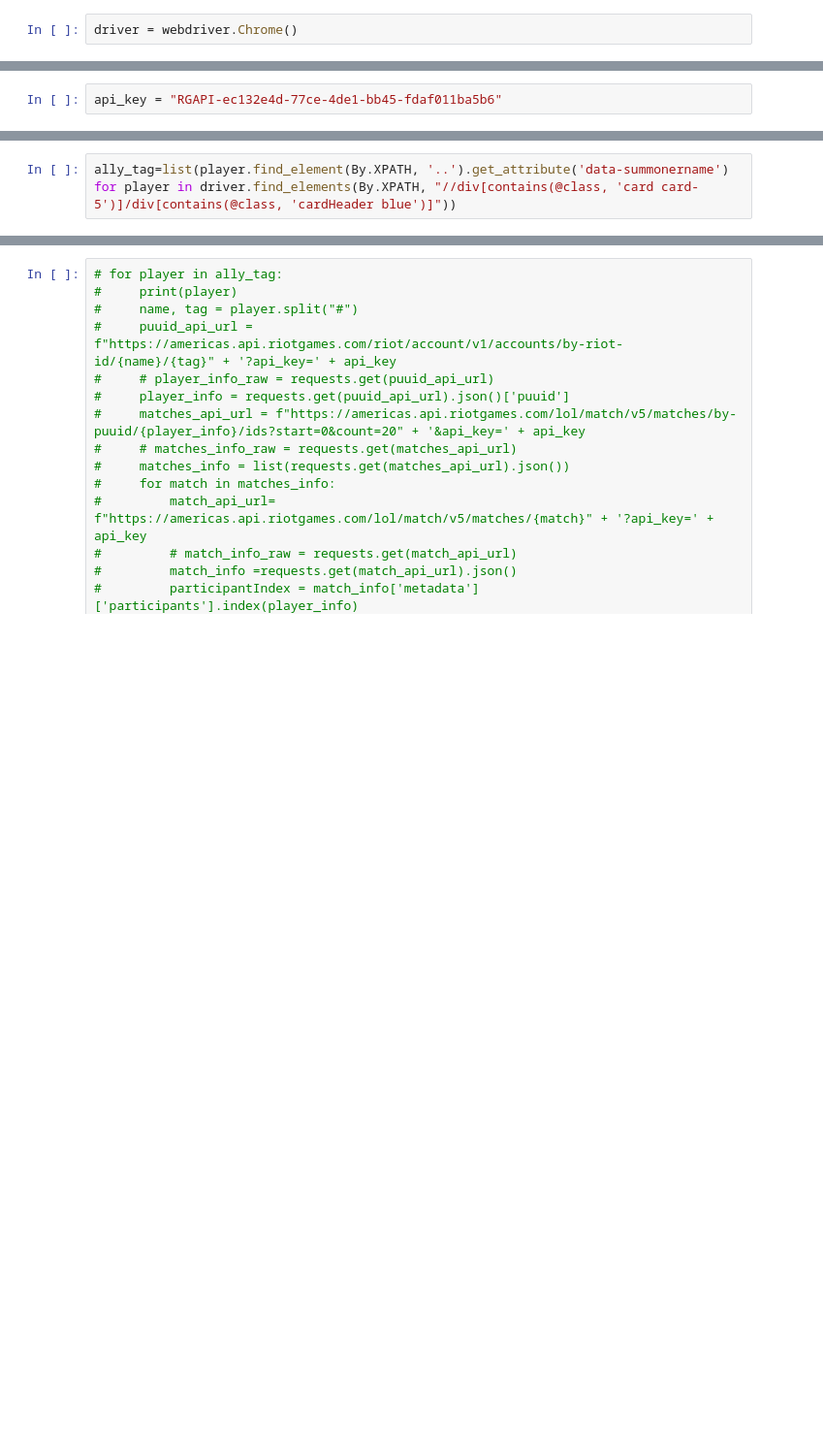
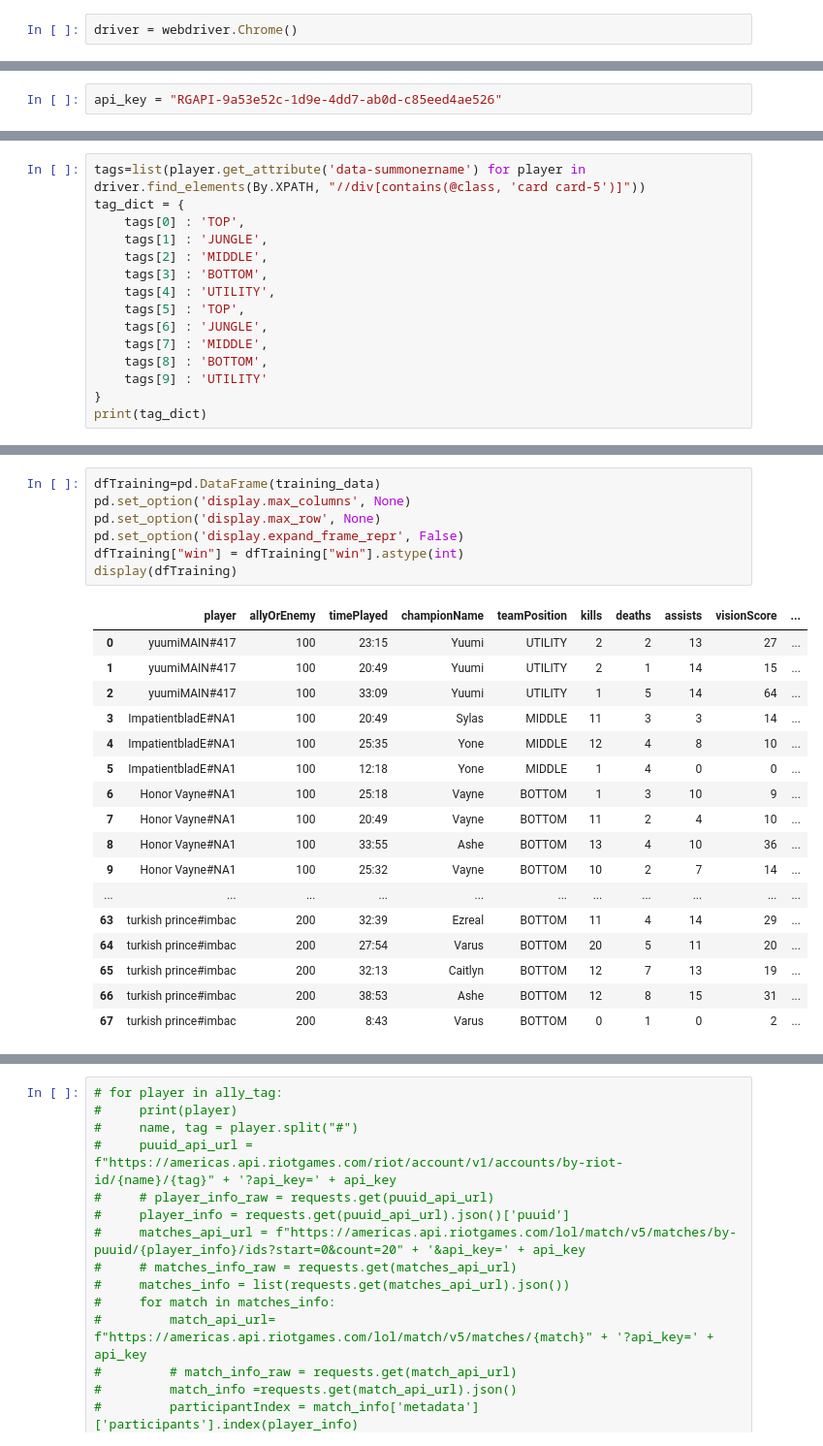
Before and after one commit to JoshuaMathewww/league_match_predictor, a Jupyter notebook: web_scraping.ipynb, the cells around one changed output, grey strips where cells are left out. Shown at 97% size. Saved outputs shown, nothing was run; the diff lists cells and outputs as text; blank space fills up the shorter version.

Commit message:
Add files via upload
Adding training and testing dataset

```diff
--- a/web_scraping.ipynb
+++ b/web_scraping.ipynb
@@ -11,3 +13,3 @@ driver = webdriver.Chrome()
 # %%
-api_key = "RGAPI-ec132e4d-77ce-4de1-bb45-fdaf011ba5b6"
+api_key = "RGAPI-9a53e52c-1d9e-4dd7-ab0d-c85eed4ae526"
 # %%
@@ -20,2 +20,15 @@ enemy_kda_list=[]
 # %%
-ally_tag=list(player.find_element(By.XPATH, '..').get_attribute('data-summonername') for player in driver.find_elements(By.XPATH, "//div[contains(@class, 'card card-5')]/div[contains(@class, 'cardHeader blue')]"))
+tags=list(player.get_attribute('data-summonername') for player in driver.find_elements(By.XPATH, "//div[contains(@class, 'card card-5')]"))
+tag_dict = {
+    tags[0] : 'TOP',
+    tags[1] : 'JUNGLE',
+    tags[2] : 'MIDDLE',
+    tags[3] : 'BOTTOM',
+    tags[4] : 'UTILITY',
+    tags[5] : 'TOP',
+    tags[6] : 'JUNGLE',
+    tags[7] : 'MIDDLE',
+    tags[8] : 'BOTTOM',
+    tags[9] : 'UTILITY'
+}
+print(tag_dict)
@@ -113,0 +127,25 @@ Pineapple#Oreo
+# %%
+dfTraining=pd.DataFrame(training_data)
+pd.set_option('display.max_columns', None)
+pd.set_option('display.max_row', None)
+pd.set_option('display.expand_frame_repr', False)
+dfTraining["win"] = dfTraining["win"].astype(int)
+display(dfTraining)
+# %% [output]
+|  | player | allyOrEnemy | timePlayed | championName | teamPosition | kills | deaths | assists | visionScore | ... |
+| 0 | yuumiMAIN#417 | 100 | 23:15 | Yuumi | UTILITY | 2 | 2 | 13 | 27 | ... |
+| 1 | yuumiMAIN#417 | 100 | 20:49 | Yuumi | UTILITY | 2 | 1 | 14 | 15 | ... |
+| 2 | yuumiMAIN#417 | 100 | 33:09 | Yuumi | UTILITY | 1 | 5 | 14 | 64 | ... |
+| 3 | ImpatientbladE#NA1 | 100 | 20:49 | Sylas | MIDDLE | 11 | 3 | 3 | 14 | ... |
+| 4 | ImpatientbladE#NA1 | 100 | 25:35 | Yone | MIDDLE | 12 | 4 | 8 | 10 | ... |
+| 5 | ImpatientbladE#NA1 | 100 | 12:18 | Yone | MIDDLE | 1 | 4 | 0 | 0 | ... |
+| 6 | Honor Vayne#NA1 | 100 | 25:18 | Vayne | BOTTOM | 1 | 3 | 10 | 9 | ... |
+| 7 | Honor Vayne#NA1 | 100 | 20:49 | Vayne | BOTTOM | 11 | 2 | 4 | 10 | ... |
+| 8 | Honor Vayne#NA1 | 100 | 33:55 | Ashe | BOTTOM | 13 | 4 | 10 | 36 | ... |
+| 9 | Honor Vayne#NA1 | 100 | 25:32 | Vayne | BOTTOM | 10 | 2 | 7 | 14 | ... |
+| ... | ... | ... | ... | ... | ... | ... | ... | ... | ... | ... |
+| 63 | turkish prince#imbac | 200 | 32:39 | Ezreal | BOTTOM | 11 | 4 | 14 | 29 | ... |
+| 64 | turkish prince#imbac | 200 | 27:54 | Varus | BOTTOM | 20 | 5 | 11 | 20 | ... |
+| 65 | turkish prince#imbac | 200 | 32:13 | Caitlyn | BOTTOM | 12 | 7 | 13 | 19 | ... |
+| 66 | turkish prince#imbac | 200 | 38:53 | Ashe | BOTTOM | 12 | 8 | 15 | 31 | ... |
+| 67 | turkish prince#imbac | 200 | 8:43 | Varus | BOTTOM | 0 | 1 | 0 | 2 | ... |
```
Also changed, not shown: parts of 10 cells of this notebook.
